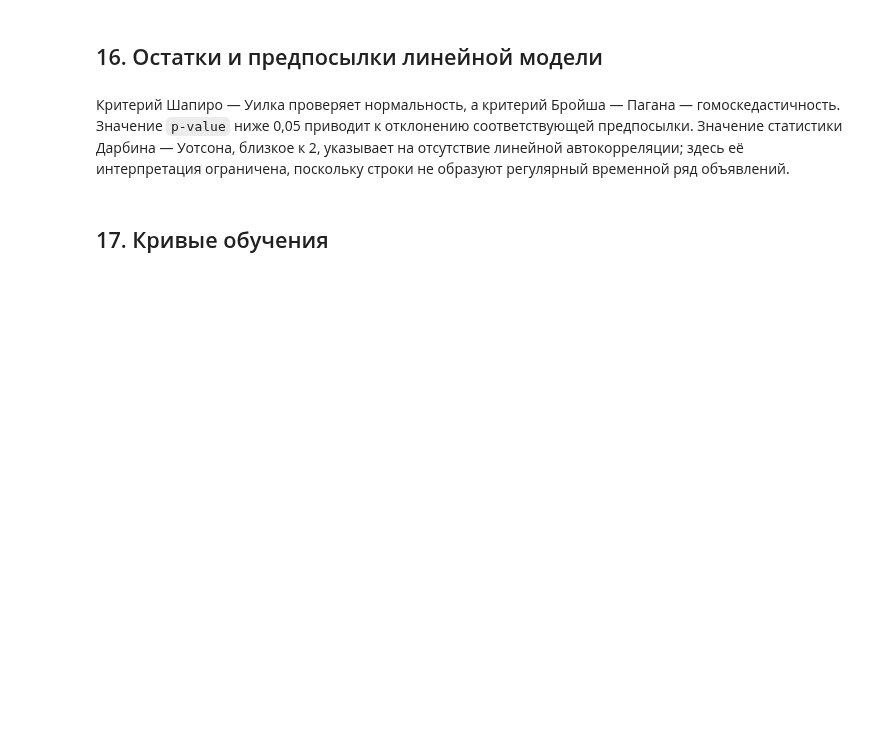
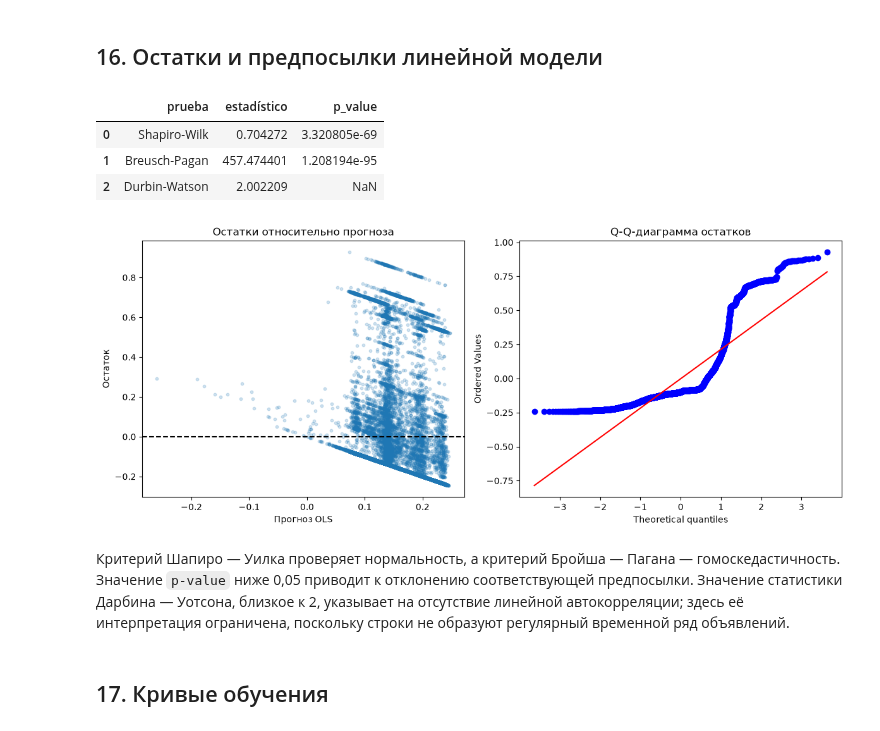
Before and after one commit to qjarishekka/tec-data-analisis, a Jupyter notebook: lab03/task/task3_ru.ipynb, the cells around one changed output. Saved outputs shown, nothing was run; the diff lists cells and outputs as text; code cells hidden in the pictures; blank space fills up the shorter version.

```diff
--- a/lab03/task/task3_ru.ipynb
+++ b/lab03/task/task3_ru.ipynb
@@ -952,36 +1215,42 @@ ols_X_test = add_constant(
     X_num_test[:ols_test_rows, vif_indices],
     has_constant="add",
 )
 ols_model = OLS(y_train[:ols_train_rows], ols_X_train).fit()
 ols_predictions = ols_model.predict(ols_X_test)
 ols_residuals = y_test[:ols_test_rows] - ols_predictions
 
 shapiro_sample = np.random.default_rng(SEED).choice(
     ols_residuals,
-    сize=min(5_000, len(ols_residuals)),
+    size=min(5_000, len(ols_residuals)),
     replace=False,
 )
-shapiro_stat, сhapiro_p = сtats.shapiro(shapiro_sample)
+shapiro_stat, shapiro_p = stats.shapiro(shapiro_sample)
 bp_stat, bp_p, bp_f_stat, bp_f_p = het_breuschpagan(ols_residuals, ols_X_test)
 dw_value = durbin_watson(ols_residuals)
 
 assumption_tests = pd.DataFrame({
     "prueba": ["Shapiro-Wilk", "Breusch-Pagan", "Durbin-Watson"],
     "estadístico": [shapiro_stat, bp_stat, dw_value],
     "p_value": [shapiro_p, bp_p, np.nan],
 })
 display(assumption_tests)
 
 fig, axes = plt.subplots(1, 2, figsize=(12, 5))
-axes[0].scatter(ols_predictions, ols_residuals, alpha=0.2, с=10)
+axes[0].scatter(ols_predictions, ols_residuals, alpha=0.2, s=10)
 axes[0].axhline(0, color="black", linestyle="--")
 axes[0].set_xlabel("Прогноз OLS")
 axes[0].set_ylabel("Остаток")
 axes[0].set_title("Остатки относительно прогноза")
 stats.probplot(shapiro_sample, dist="norm", plot=axes[1])
 axes[1].set_title("Q-Q-диаграмма остатков")
 plt.tight_layout()
 plt.show()
+# %% [output]
+|  | prueba | estadístico | p_value |
+| 0 | Shapiro-Wilk | 0.704272 | 3.320805e-69 |
+| 1 | Breusch-Pagan | 457.474401 | 1.208194e-95 |
+| 2 | Durbin-Watson | 2.002209 | NaN |
+[figure, added]
 # %% [markdown]
 Критерий Шапиро — Уилка проверяет нормальность, а критерий Бройша — Пагана —
 гомоскедастичность. Значение `p-value` ниже 0,05 приводит к отклонению соответствующей
```
Also changed, not shown: parts of 63 cells of this notebook, 8 other files.
